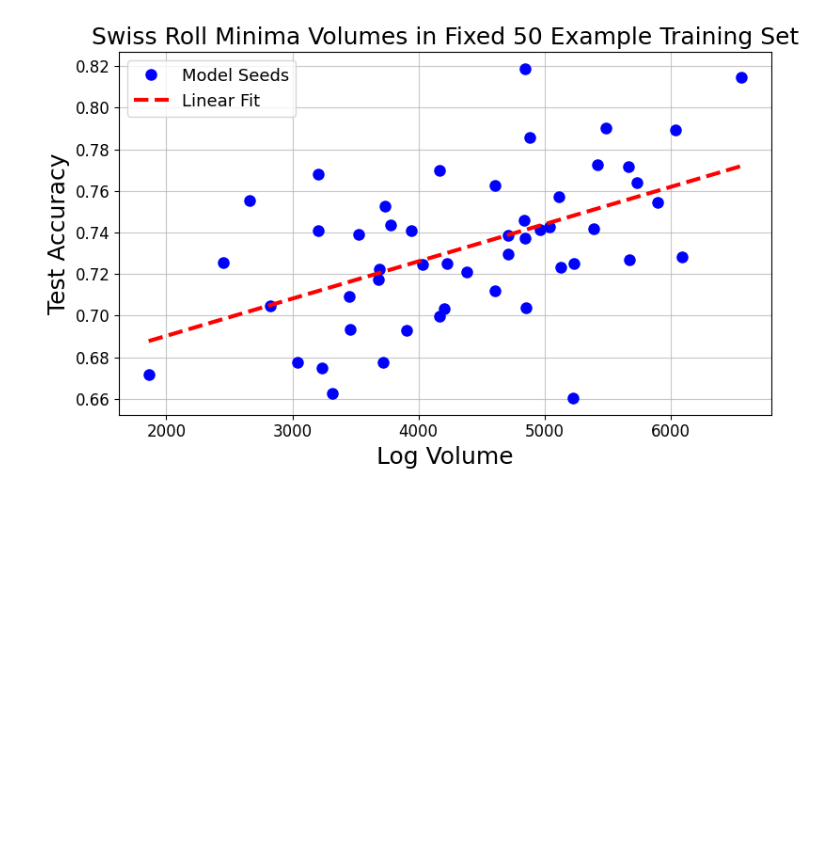
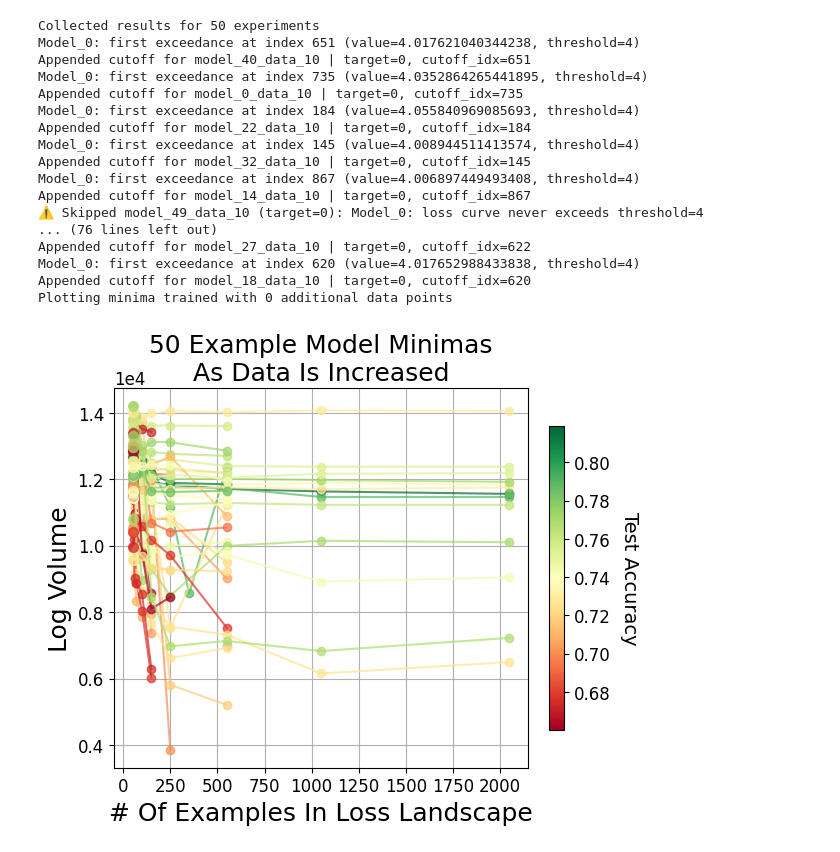
Before and after one commit to rfangit/minima-volume-project, a Jupyter notebook: swiss roll/example - fixed growing data/analyze_bryce_experiments_data.ipynb, the cells around one changed output. Cells and saved outputs as stored; diff of their text form; code cells hidden in the pictures; blank space fills up the shorter version.

Commit message:
Complete XPs for fixed growing data

```diff
--- a/swiss roll/example - fixed growing data/analyze_bryce_experiments_data.ipynb
+++ b/swiss roll/example - fixed growing data/analyze_bryce_experiments_data.ipynb
@@ -19,9 +19,9 @@ from minima_volume.analysis_funcs import (  grab_folder_names,
                                             plot_minima_volume_vs_data_level,
 )
 
-problem_name = "MNIST"
+problem_name = ""
 
-loss_value = .1  # Loss value to analyze
+loss_value = 4  # Loss value to analyze
 data_level_log = False #Is the data log distributed?
 base_output_dir = "analysis"  # Root folder to save all plots
 os.makedirs(base_output_dir, exist_ok=True)
@@ -92,23 +104,49 @@ print(all_test_acc_list)
-# %%
-from minima_volume.volume_funcs import plot_pair_metrics
-
-
-plot_pair_metrics(
-    # metric1_values=all_test_loss_list,
-    metric1_values=all_log_rn_list,
-    metric2_values=all_test_acc_list,
-    # metric2_values=all_log_rn_list,
-    # xlabel="Test Loss",
-    xlabel="Log Volume",
-    ylabel="Test Accuracy",
-    # ylabel="Log Volume",
-    title="Swiss Roll Minima Volumes in Fixed 50 Example Training Set",
-    display=True,
-    connect_dots=False,
-    label='Model Seeds',
-    show_best_fit=True,
-    xlabel_size=18, ylabel_size=18, title_size=18, legend_size = 13,
-    alpha=0.7
-)
-# %% [output]
-[figure, removed]
+# %%
+# For the poisoning experiments, this plot has no meaning
+
+labels = varying_landscape_minima_labels(
+    data_modification_folder=data_modifications[0], # Random choice to grab datatype from
+    base_train_size=base_train_size,
+)
+
+results_dict = model_volume_across_targets(
+    target_model_data_levels=model_data_sizes,
+    loss_value=loss_value,
+    experiment_folders=experiment_folders
+)
+results_with_cutoff = append_cutoff_points(results_dict, threshold=loss_value, base_dir=".")
+
+found_minima_vol, found_minima_dataset = plot_minima_volume_vs_data_level(
+    results_dict = results_with_cutoff,
+    data_type=labels["data_type"],
+    base_train_size=base_train_size,
+    xlabel=labels["xlabel"],
+    ylabel="Log Volume",
+    suptitle=f"{problem_name}",
+    title=f"50 Example Model Minimas\nAs Data Is Increased",
+    log_scale = data_level_log,
+    alpha=0.7,
+    plot_average=False,
+    output_dir=base_output_dir, filename="log_volumes_vs_data_levels",
+    xlabel_size=18, ylabel_size=18, title_size=18, suptitle_size=18, legend_size=14, legend_title_fontsize=14,
+    plot_accuracy_colors=True,
+)
+# %% [output]
+Collected results for 50 experiments
+Model_0: first exceedance at index 651 (value=4.017621040344238, threshold=4)
+Appended cutoff for model_40_data_10 | target=0, cutoff_idx=651
+Model_0: first exceedance at index 735 (value=4.0352864265441895, threshold=4)
+Appended cutoff for model_0_data_10 | target=0, cutoff_idx=735
+Model_0: first exceedance at index 184 (value=4.055840969085693, threshold=4)
+Appended cutoff for model_22_data_10 | target=0, cutoff_idx=184
+Model_0: first exceedance at index 145 (value=4.008944511413574, threshold=4)
+Appended cutoff for model_32_data_10 | target=0, cutoff_idx=145
+Model_0: first exceedance at index 867 (value=4.006897449493408, threshold=4)
+Appended cutoff for model_14_data_10 | target=0, cutoff_idx=867
+⚠️ Skipped model_49_data_10 (target=0): Model_0: loss curve never exceeds threshold=4
+... (76 lines left out)
+Appended cutoff for model_27_data_10 | target=0, cutoff_idx=622
+Model_0: first exceedance at index 620 (value=4.017652988433838, threshold=4)
+Appended cutoff for model_18_data_10 | target=0, cutoff_idx=620
+Plotting minima trained with 0 additional data points
+[figure, added]
```
Also changed, not shown: parts of 3 cells of this notebook, 1 other file.
